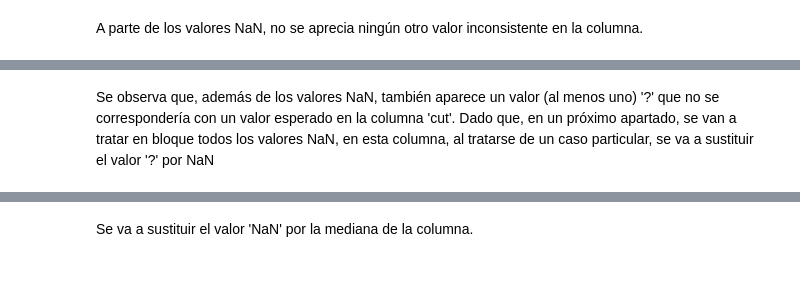
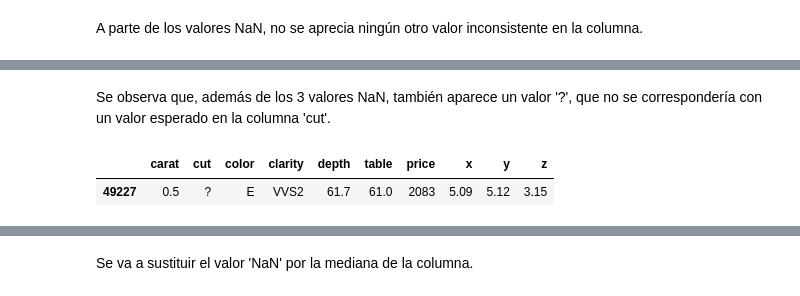
Before and after one commit to angovery/Data-Science-Bootcamp, a Jupyter notebook: Ejercicios_Evaluados/Modulo_3/m3_ejercicio_evaluado_Jose_Ignacio_Hernandez_Palacios.ipynb, the cells around one changed output, grey strips where cells are left out. Cells and saved outputs as stored; diff of their text form; code cells hidden in the pictures.

Commit message:
Se analizan las columnas individualmente y se añaden funciones auxiliares

```diff
--- a/Ejercicios_Evaluados/Modulo_3/m3_ejercicio_evaluado_Jose_Ignacio_Hernandez_Palacios.ipynb
+++ b/Ejercicios_Evaluados/Modulo_3/m3_ejercicio_evaluado_Jose_Ignacio_Hernandez_Palacios.ipynb
@@ -69,5 +202,8 @@ print(df['cut'].unique())
 # %% [markdown]
-Se observa que, además de los valores NaN, también aparece un valor (al menos uno) '?' que no se correspondería con un valor esperado en la columna 'cut'. Dado que, en un próximo apartado, se van a tratar en bloque todos los valores NaN, en esta columna, al tratarse de un caso particular, se va a sustituir el valor '?' por NaN
+Se observa que, además de los 3 valores NaN, también aparece un valor '?', que no se correspondería con un valor esperado en la columna 'cut'.
 # %%
-filas_con_interrogacion = df[df['cut'].str.contains(r'\?', na=False)]
-filas_con_interrogacion
+# Se imprime la fila que contiene el caracter '?' en la columna 'cut'
+df[df['cut'].str.contains(r'\?', na=False)]
+# %% [output]
+|  | carat | cut | color | clarity | depth | table | price | x | y | z |
+| 49227 | 0.5 | ? | E | VVS2 | 61.7 | 61.0 | 2083 | 5.09 | 5.12 | 3.15 |
```
Also changed, not shown: parts of 76 cells of this notebook.
